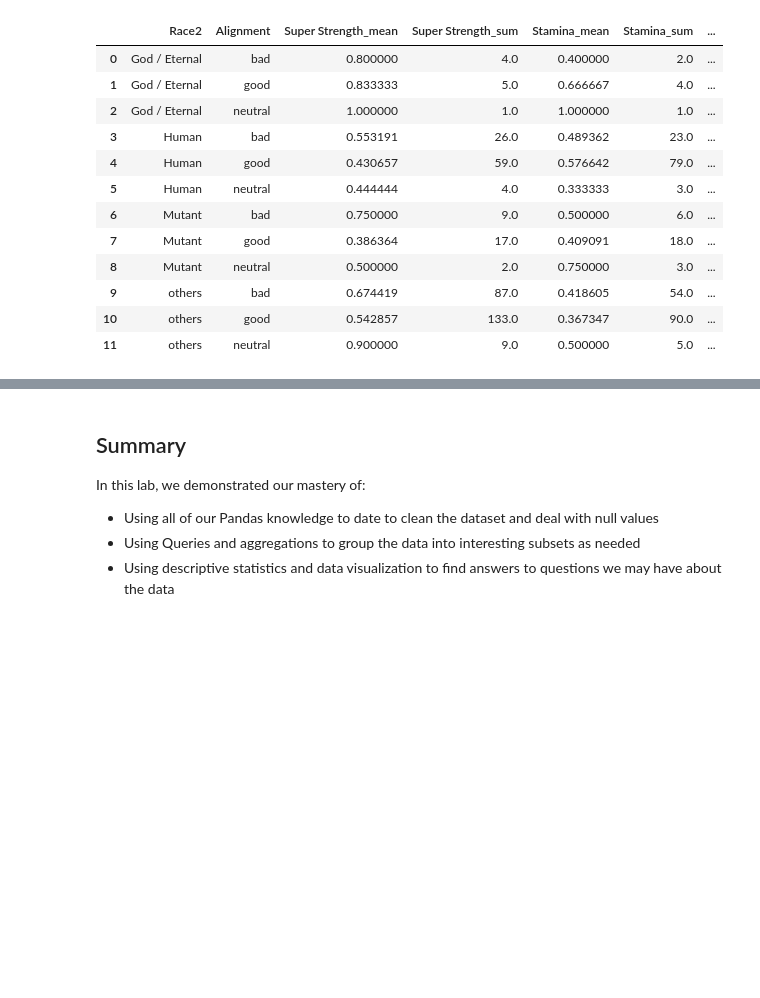
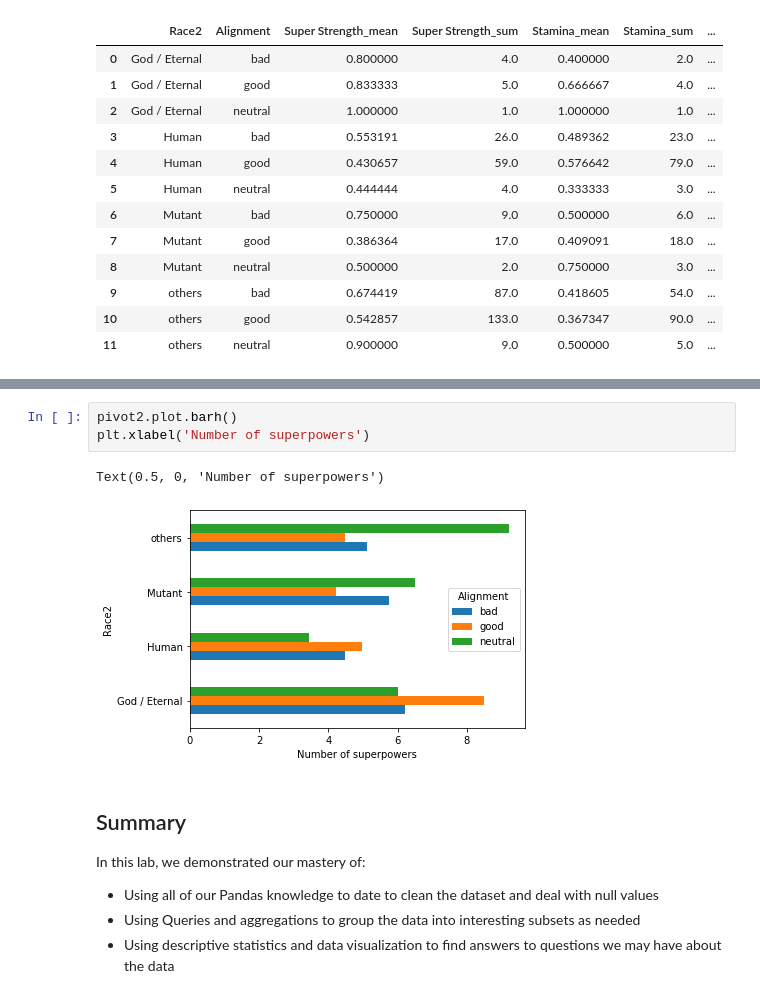
Before and after one commit to kamileyagci/dsc-data-cleaning-project-online-ds-sp-000, a Jupyter notebook: index.ipynb, the cells around one changed output, grey strips where cells are left out. Drawn from its saved outputs; the diff is of its cells as text; blank space fills up the shorter version.

```diff
--- a/index.ipynb
+++ b/index.ipynb
@@ -781,3 +781,9 @@ df_grouped.pivot(index='Race2', columns='Alignment', values='number of superpowe
+# %%
+pivot2.plot.barh()
+plt.xlabel('Number of superpowers')
+# %% [output]
+Text(0.5, 0, 'Number of superpowers')
+[figure, added]
 # %% [markdown]
 ## Summary
 
```
Also changed, not shown: parts of 3 cells of this notebook.
